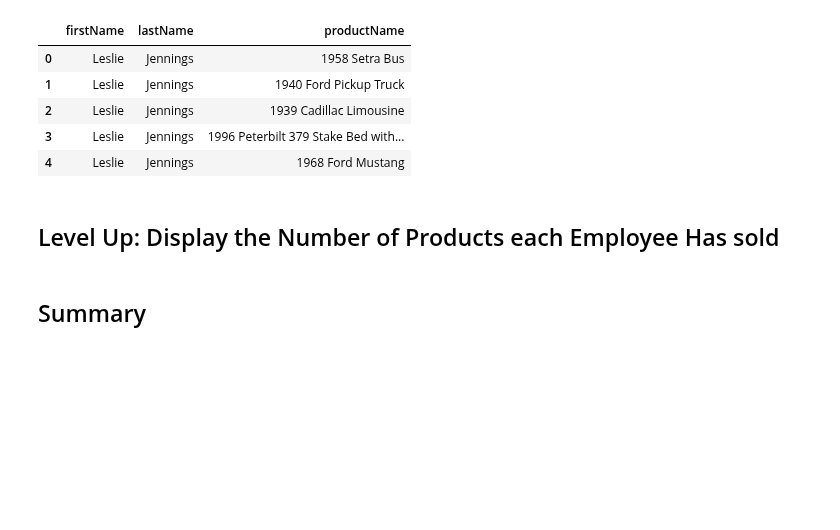
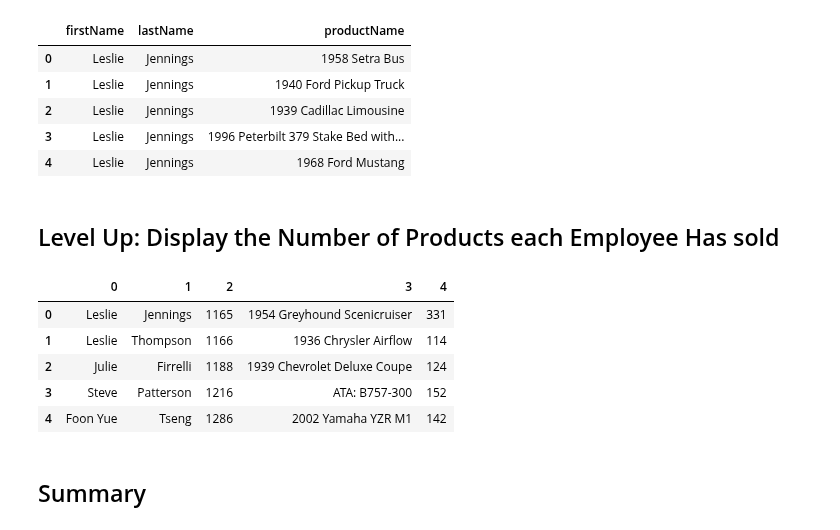
Before and after one commit to graceh3/dsc-1-05-11-join-statements-lab-nyc-ds-career-012819, a Jupyter notebook: index.ipynb, the cells around one changed output. Cells and saved outputs as stored; diff of their text form; code cells hidden in the pictures; blank space fills up the shorter version.

```diff
--- a/index.ipynb
+++ b/index.ipynb
@@ -175,16 +175,24 @@ df.head()
 # %%
 #Your code here
 cursor.execute('''SELECT firstName, lastName, employeeNumber, productName, count(productName) FROM employees
                         INNER JOIN customers
                             on employees.employeeNumber = customers.salesRepEmployeeNumber
                         LEFT JOIN orders
                             on customers.customerNumber = orders.customerNumber
                         LEFT JOIN orderdetails
                             on orders.orderNumber = orderdetails.orderNumber
                         LEFT JOIN products
                             on orderdetails.productCode = products.productCode
                         GROUP by employeeNumber''')
 df = pd.DataFrame(cursor.fetchall())
+df.head()
+# %% [output]
+|  | 0 | 1 | 2 | 3 | 4 |
+| 0 | Leslie | Jennings | 1165 | 1954 Greyhound Scenicruiser | 331 |
+| 1 | Leslie | Thompson | 1166 | 1936 Chrysler Airflow | 114 |
+| 2 | Julie | Firrelli | 1188 | 1939 Chevrolet Deluxe Coupe | 124 |
+| 3 | Steve | Patterson | 1216 | ATA: B757-300 | 152 |
+| 4 | Foon Yue | Tseng | 1286 | 2002 Yamaha YZR M1 | 142 |
 # %% [markdown]
 ## Summary
 # %% [markdown]
```
